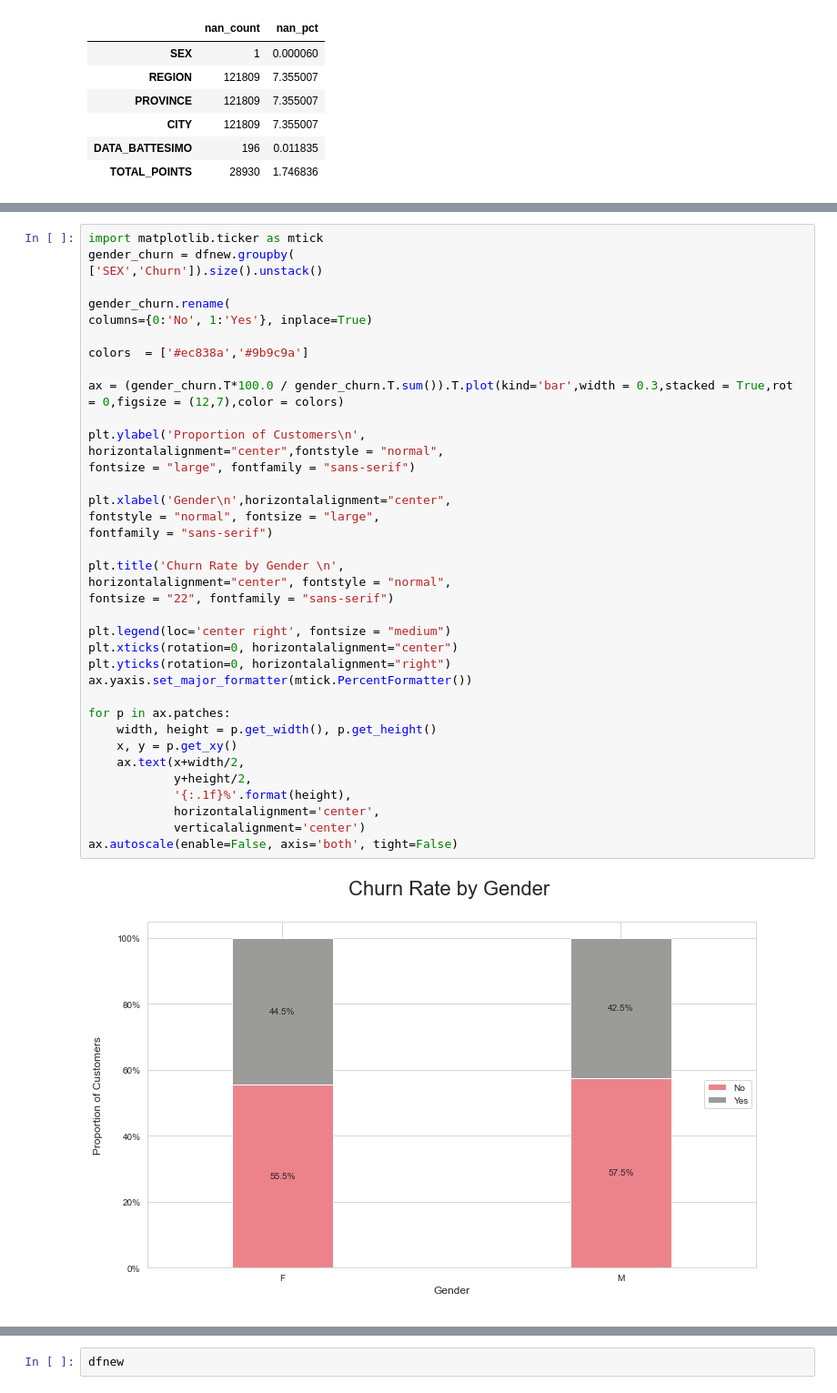
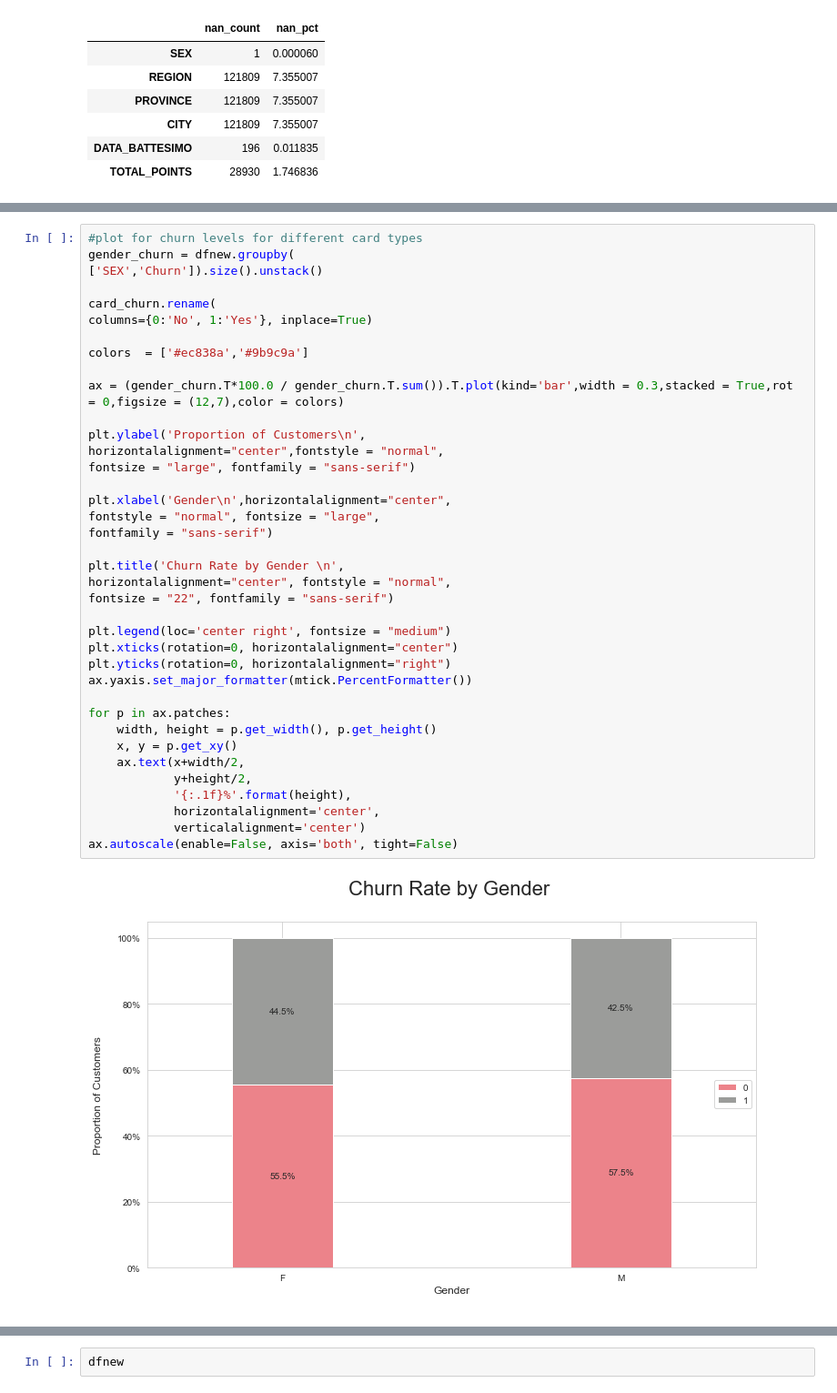
Before and after one commit to Alantjee/GBACDutchieVita, a Jupyter notebook: Churn Notebook.ipynb, the cells around one changed output, grey strips where cells are left out. Shown at 91% size. Drawn from its saved outputs; the diff is of its cells as text.

```diff
--- a/Churn Notebook.ipynb
+++ b/Churn Notebook.ipynb
@@ -502,41 +452,41 @@ t/t.sum()
-# %%
-import matplotlib.ticker as mtick
-gender_churn = dfnew.groupby(
-['SEX','Churn']).size().unstack()
-
-gender_churn.rename(
-columns={0:'No', 1:'Yes'}, inplace=True)
-
-colors  = ['#ec838a','#9b9c9a']
-
-ax = (gender_churn.T*100.0 / gender_churn.T.sum()).T.plot(kind='bar',width = 0.3,stacked = True,rot = 0,figsize = (12,7),color = colors)
-
-plt.ylabel('Proportion of Customers\n',
-horizontalalignment="center",fontstyle = "normal",
-fontsize = "large", fontfamily = "sans-serif")
-
-plt.xlabel('Gender\n',horizontalalignment="center",
-fontstyle = "normal", fontsize = "large",
-fontfamily = "sans-serif")
-
-plt.title('Churn Rate by Gender \n',
-horizontalalignment="center", fontstyle = "normal",
-fontsize = "22", fontfamily = "sans-serif")
-
-plt.legend(loc='center right', fontsize = "medium")
-plt.xticks(rotation=0, horizontalalignment="center")
-plt.yticks(rotation=0, horizontalalignment="right")
-ax.yaxis.set_major_formatter(mtick.PercentFormatter())
-
-for p in ax.patches:
-    width, height = p.get_width(), p.get_height()
-    x, y = p.get_xy()
-    ax.text(x+width/2,
-            y+height/2,
-            '{:.1f}%'.format(height),
-            horizontalalignment='center',
-            verticalalignment='center')
-ax.autoscale(enable=False, axis='both', tight=False)
-# %% [output]
-[figure, removed]
+# %%
+#plot for churn levels for different card types
+gender_churn = dfnew.groupby(
+['SEX','Churn']).size().unstack()
+
+card_churn.rename(
+columns={0:'No', 1:'Yes'}, inplace=True)
+
+colors  = ['#ec838a','#9b9c9a']
+
+ax = (gender_churn.T*100.0 / gender_churn.T.sum()).T.plot(kind='bar',width = 0.3,stacked = True,rot = 0,figsize = (12,7),color = colors)
+
+plt.ylabel('Proportion of Customers\n',
+horizontalalignment="center",fontstyle = "normal",
+fontsize = "large", fontfamily = "sans-serif")
+
+plt.xlabel('Gender\n',horizontalalignment="center",
+fontstyle = "normal", fontsize = "large",
+fontfamily = "sans-serif")
+
+plt.title('Churn Rate by Gender \n',
+horizontalalignment="center", fontstyle = "normal",
+fontsize = "22", fontfamily = "sans-serif")
+
+plt.legend(loc='center right', fontsize = "medium")
+plt.xticks(rotation=0, horizontalalignment="center")
+plt.yticks(rotation=0, horizontalalignment="right")
+ax.yaxis.set_major_formatter(mtick.PercentFormatter())
+
+for p in ax.patches:
+    width, height = p.get_width(), p.get_height()
+    x, y = p.get_xy()
+    ax.text(x+width/2,
+            y+height/2,
+            '{:.1f}%'.format(height),
+            horizontalalignment='center',
+            verticalalignment='center')
+ax.autoscale(enable=False, axis='both', tight=False)
+# %% [output]
+[figure, added]
 # %%
```
Also changed, not shown: parts of 39 cells of this notebook, 2 other files.
